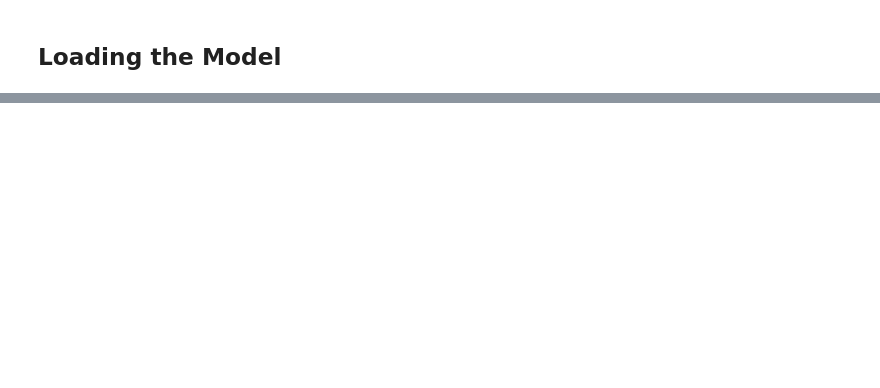
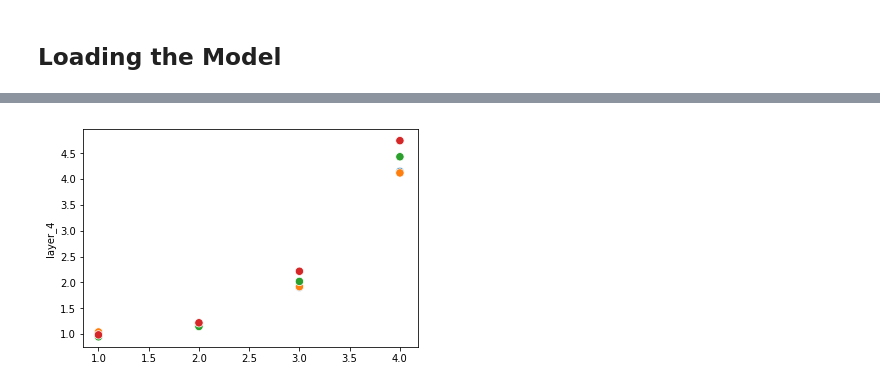
Before and after one commit to rsmttud/Recommender-System, a Jupyter notebook: notebooks/CreateDAN.ipynb, the cells around one changed output, grey strips where cells are left out. Saved outputs shown, nothing was run; the diff lists cells and outputs as text; code cells hidden in the pictures; blank space fills up the shorter version.

```diff
--- a/notebooks/CreateDAN.ipynb
+++ b/notebooks/CreateDAN.ipynb
@@ -349,0 +428,15 @@ INFO:tensorflow:Restoring parameters from dan_checkpoints/first_dan.ckpt
+# %%
+# We just append the values to the df
+average_layer = []
+for embedding in _df["ft_embedding"]:
+    average_layer.append(np.linalg.norm(embedding))
+# %%
+layers = []
+layers.append(average_layer)
+# %%
+#layers.append(np.array(_norm_layer_1))
+for x in [dense_layer_1, dense_layer_2, dense_layer_3, dense_layer_4]:
+    lst = []
+    for text in _df["text"]:
+        lst.append(np.linalg.norm(get_dan_embedding(text, x)))
+    layers.append(lst)
@@ -349,0 +488,3 @@ INFO:tensorflow:Restoring parameters from dan_checkpoints/first_dan.ckpt
+# %%
+for i in range(np.transpose(layers).shape[1]):
+    _df["layer_{}".format(i)] = np.transpose(layers)[:,i]
@@ -349,0 +496,6 @@ INFO:tensorflow:Restoring parameters from dan_checkpoints/first_dan.ckpt
+# %%
+for i,column in enumerate(_df[["layer_1", "layer_2", "layer_3", "layer_4"]]):
+    ax = sns.scatterplot(x = [i+1 for x in range(4)], y = column , s = 70, data=_df, hue="text")
+    ax.get_legend().remove()
+# %% [output]
+[figure, added]
```
Also changed, not shown: parts of 44 cells of this notebook.
